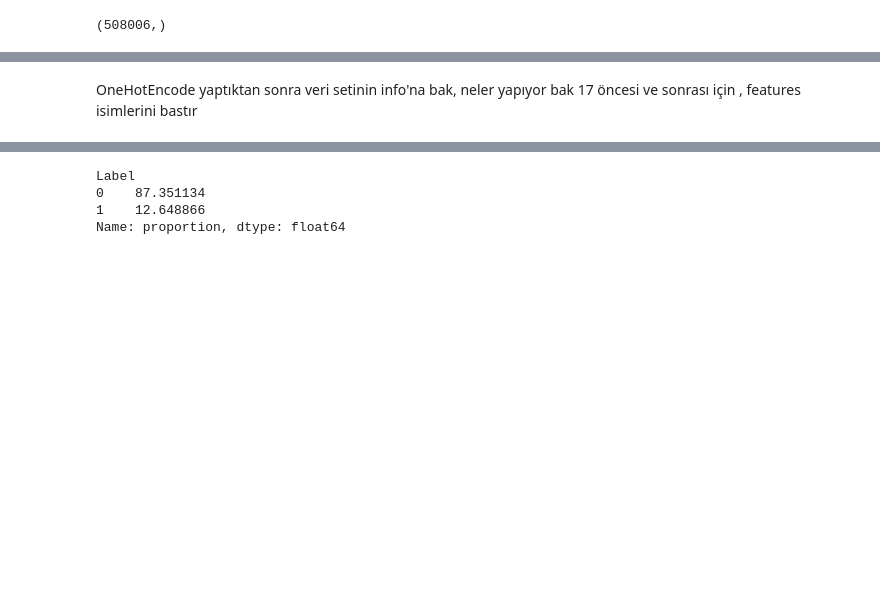
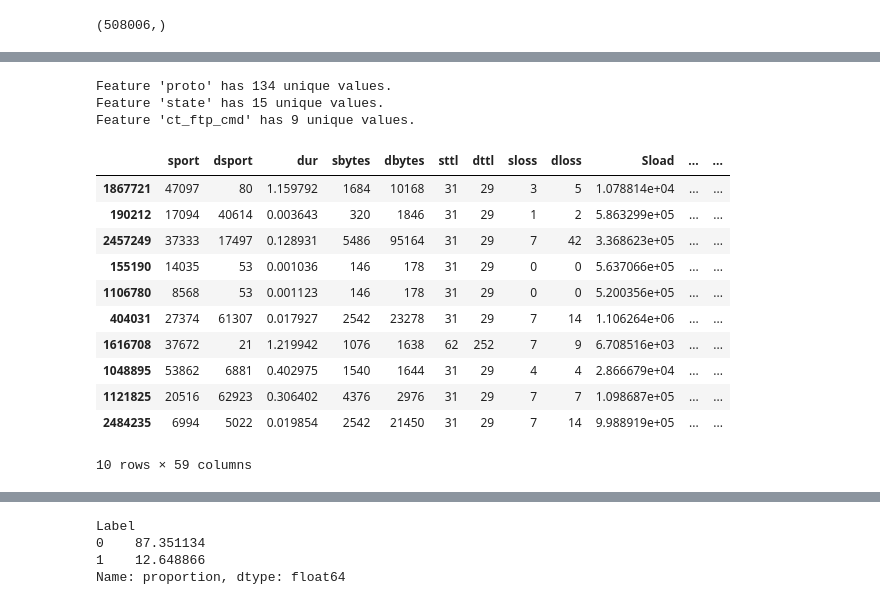
Before and after one commit to GokhanYavuzz/Network-Intrusion-Detection-System, a Jupyter notebook: notebooks/ML_Model_Building_.ipynb, the cells around one changed output, grey strips where cells are left out. Saved outputs shown, nothing was run; the diff lists cells and outputs as text; code cells hidden in the pictures; blank space fills up the shorter version.

```diff
--- a/notebooks/ML_Model_Building_.ipynb
+++ b/notebooks/ML_Model_Building_.ipynb
@@ -119,0 +106,33 @@ Categorical features: ['sport', 'dsport', 'proto', 'state', 'ct_ftp_cmd']
+# %%
+# Counting the unique values of the categorical features...
+
+for col_name in X_train.columns:
+    if X_train[col_name].dtypes == 'object':
+        unique_cat = len(X_train[col_name].unique())
+        print("Feature '{col_name}' has {unique_cat} unique values.".format(col_name = col_name, unique_cat = unique_cat))
+# %% [output]
+Feature 'proto' has 134 unique values.
+Feature 'state' has 15 unique values.
+Feature 'ct_ftp_cmd' has 9 unique values.
+# %%
+def normalize_col(s: pd.Series):
+    return s.astype(str).str.lower().str.strip().fillna("unknown")
+
+def pick_top_categories(s: pd.Series, k=6):
+    return normalize_col(s).value_counts().head(k).index.tolist()
+
+def add_binary_flags(df: pd.DataFrame, col: str, keep: list, add_other=True, drop_original=True):
+    s = normalize_col(df[col])
+    for cat in keep:
+        new_col = f"is_{col}_{cat}"
+        df[new_col] = (s == cat).astype("uint8")
+    if add_other:
+        df[f"is_{col}_other"] = (~s.isin(keep)).astype("uint8")
+    if drop_original:
+        df.drop(columns=[col], inplace=True)
+    return df
+# %%
+top_proto = pick_top_categories(X_train['proto'], k=6)
+
+X_train = add_binary_flags(X_train, 'proto', top_proto, add_other=True, drop_original=True)
+X_test  = add_binary_flags(X_test,  'proto', top_proto, add_other=True, drop_original=True)
@@ -119,0 +149,15 @@ Categorical features: ['sport', 'dsport', 'proto', 'state', 'ct_ftp_cmd']
+# %%
+X_train.head(10)
+# %% [output]
+|  | sport | dsport | dur | sbytes | dbytes | sttl | dttl | sloss | dloss | Sload | ... | ... |
+| 1867721 | 47097 | 80 | 1.159792 | 1684 | 10168 | 31 | 29 | 3 | 5 | 1.078814e+04 | ... | ... |
+| 190212 | 17094 | 40614 | 0.003643 | 320 | 1846 | 31 | 29 | 1 | 2 | 5.863299e+05 | ... | ... |
+| 2457249 | 37333 | 17497 | 0.128931 | 5486 | 95164 | 31 | 29 | 7 | 42 | 3.368623e+05 | ... | ... |
+| 155190 | 14035 | 53 | 0.001036 | 146 | 178 | 31 | 29 | 0 | 0 | 5.637066e+05 | ... | ... |
+| 1106780 | 8568 | 53 | 0.001123 | 146 | 178 | 31 | 29 | 0 | 0 | 5.200356e+05 | ... | ... |
+| 404031 | 27374 | 61307 | 0.017927 | 2542 | 23278 | 31 | 29 | 7 | 14 | 1.106264e+06 | ... | ... |
+| 1616708 | 37672 | 21 | 1.219942 | 1076 | 1638 | 62 | 252 | 7 | 9 | 6.708516e+03 | ... | ... |
+| 1048895 | 53862 | 6881 | 0.402975 | 1540 | 1644 | 31 | 29 | 4 | 4 | 2.866679e+04 | ... | ... |
+| 1121825 | 20516 | 62923 | 0.306402 | 4376 | 2976 | 31 | 29 | 7 | 7 | 1.098687e+05 | ... | ... |
+| 2484235 | 6994 | 5022 | 0.019854 | 2542 | 21450 | 31 | 29 | 7 | 14 | 9.988919e+05 | ... | ... |
+10 rows × 59 columns
@@ -152,5 +196,3 @@ preprocessor = ColumnTransformer(
-# %% [markdown]
-OneHotEncode yaptıktan sonra veri setinin info'na bak, neler yapıyor bak 17 öncesi ve sonrası için , features isimlerini bastır
 # %%
 #All DATA
 clearData["Label"].value_counts()                            # adet
```
Also changed, not shown: parts of 40 cells of this notebook, 2 other files.
